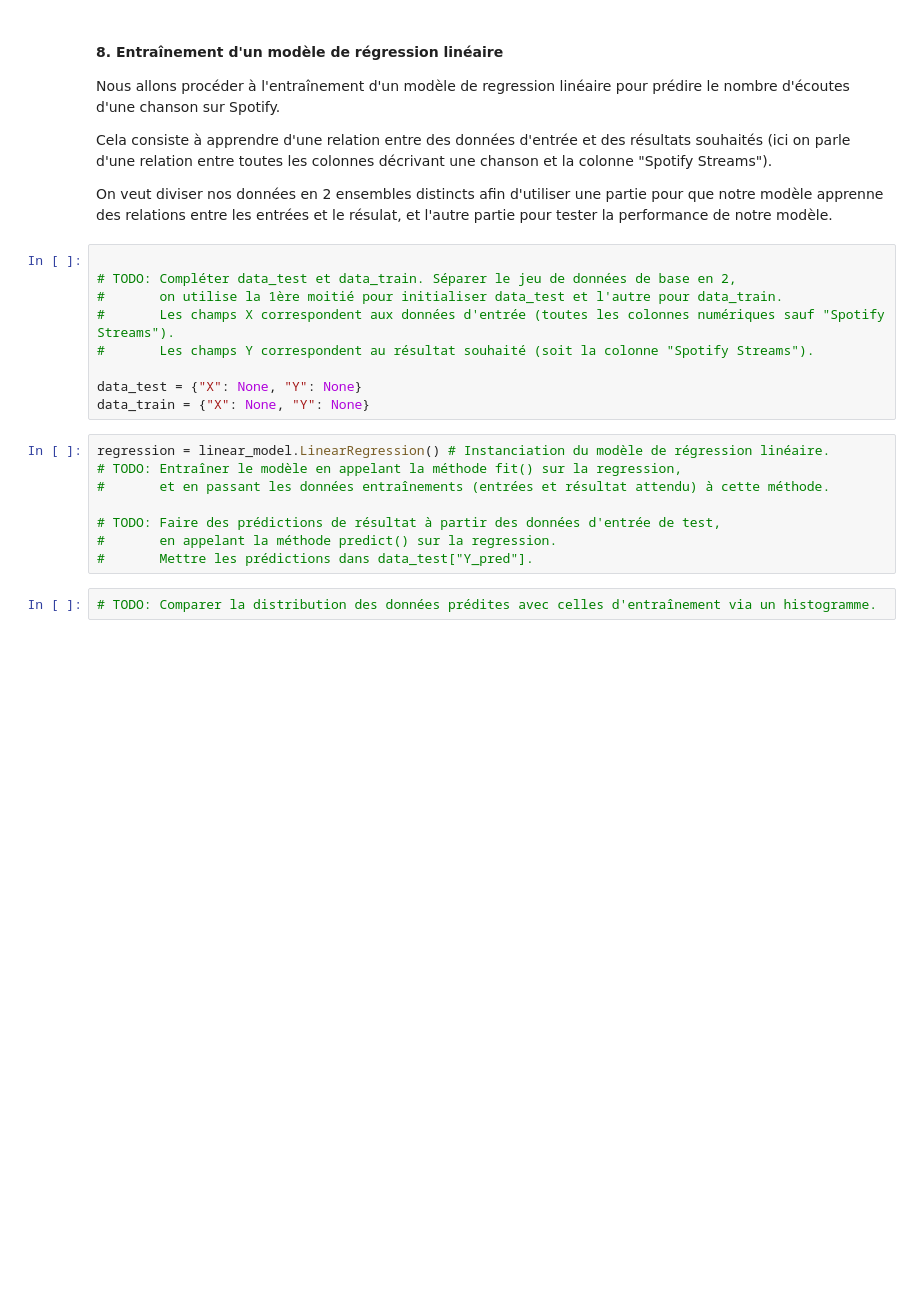
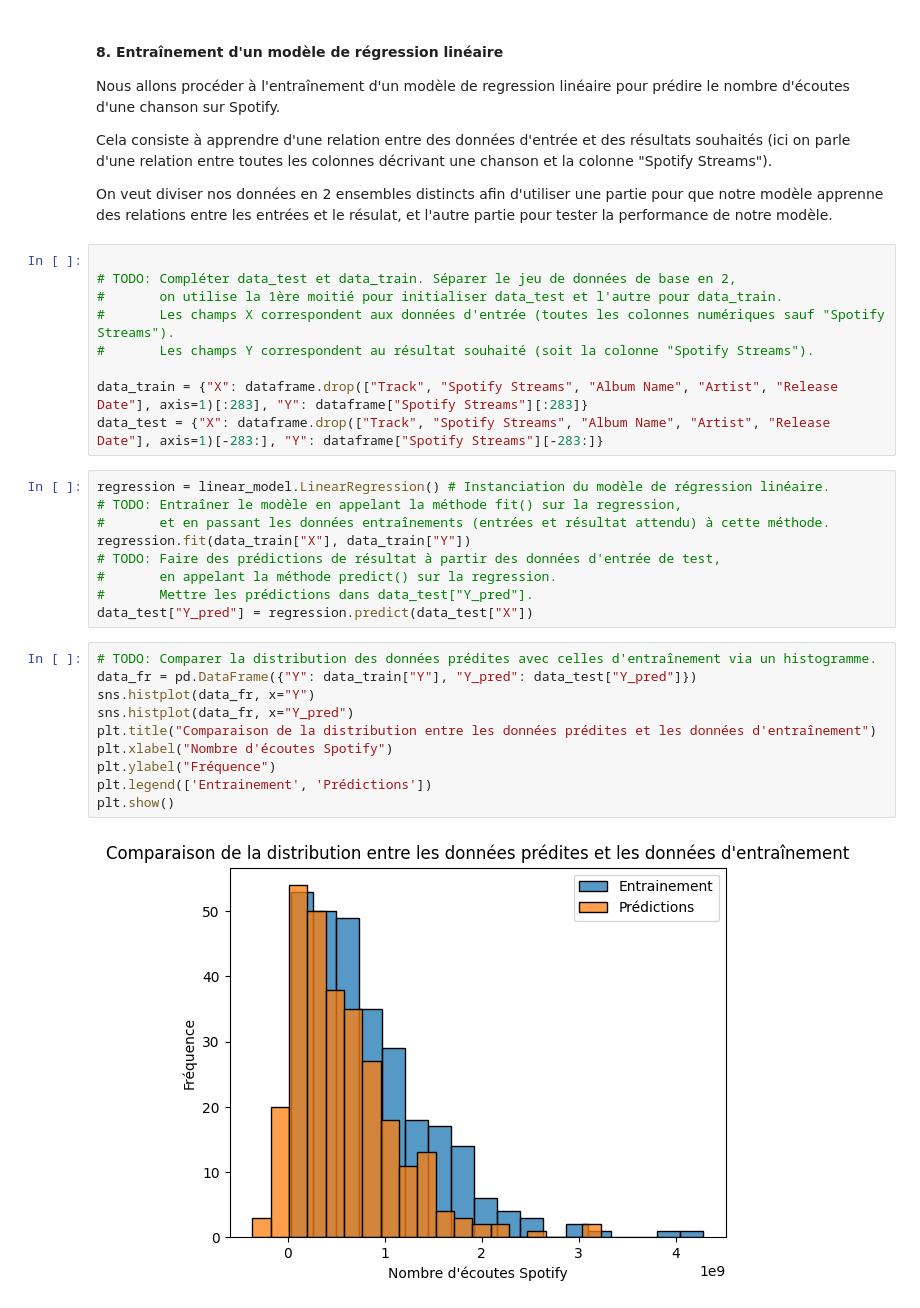
Before and after one commit to PhilippeCot/Semester-1, a Jupyter notebook: projet-2-PhilippeCot/part1/song-analysis.ipynb, the cells around one changed output. Saved outputs shown, nothing was run; the diff lists cells and outputs as text; blank space fills up the shorter version.

```diff
--- a/projet-2-PhilippeCot/part1/song-analysis.ipynb
+++ b/projet-2-PhilippeCot/part1/song-analysis.ipynb
@@ -108,15 +257,26 @@ On veut diviser nos données en 2 ensembles distincts afin d'utiliser une partie
 #       Les champs X correspondent aux données d'entrée (toutes les colonnes numériques sauf "Spotify Streams").
 #       Les champs Y correspondent au résultat souhaité (soit la colonne "Spotify Streams").
 
-data_test = {"X": None, "Y": None}
-data_train = {"X": None, "Y": None}
+data_train = {"X": dataframe.drop(["Track", "Spotify Streams", "Album Name", "Artist", "Release Date"], axis=1)[:283], "Y": dataframe["Spotify Streams"][:283]}
+data_test = {"X": dataframe.drop(["Track", "Spotify Streams", "Album Name", "Artist", "Release Date"], axis=1)[-283:], "Y": dataframe["Spotify Streams"][-283:]}
 # %%
 regression = linear_model.LinearRegression() # Instanciation du modèle de régression linéaire.
 # TODO: Entraîner le modèle en appelant la méthode fit() sur la regression,
 #       et en passant les données entraînements (entrées et résultat attendu) à cette méthode.
-
+regression.fit(data_train["X"], data_train["Y"])
 # TODO: Faire des prédictions de résultat à partir des données d'entrée de test,
 #       en appelant la méthode predict() sur la regression.
 #       Mettre les prédictions dans data_test["Y_pred"].
+data_test["Y_pred"] = regression.predict(data_test["X"])
-# %%
-# TODO: Comparer la distribution des données prédites avec celles d'entraînement via un histogramme.
+# %%
+# TODO: Comparer la distribution des données prédites avec celles d'entraînement via un histogramme.
+data_fr = pd.DataFrame({"Y": data_train["Y"], "Y_pred": data_test["Y_pred"]})
+sns.histplot(data_fr, x="Y")
+sns.histplot(data_fr, x="Y_pred")
+plt.title("Comparaison de la distribution entre les données prédites et les données d'entraînement")
+plt.xlabel("Nombre d'écoutes Spotify")
+plt.ylabel("Fréquence")
+plt.legend(['Entrainement', 'Prédictions'])
+plt.show()
+# %% [output]
+[figure, added]
```
Also changed, not shown: parts of 16 cells of this notebook, 5 other files.
